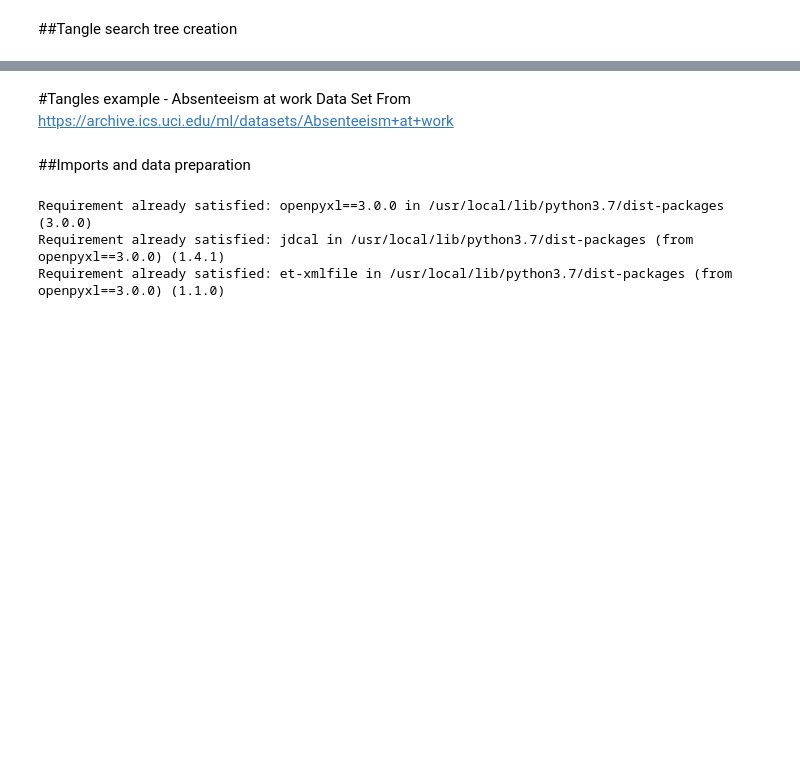
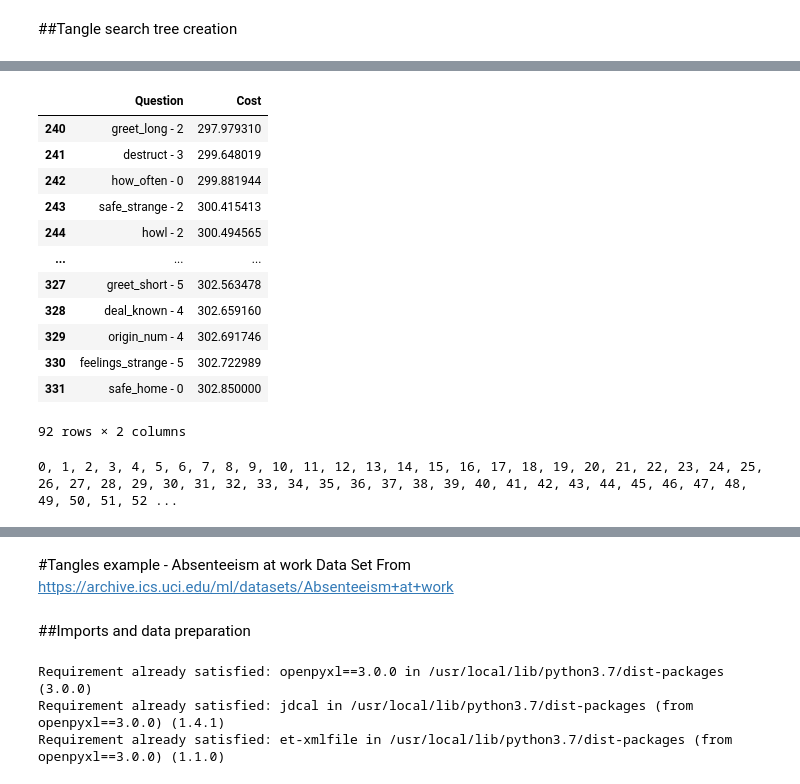
Before and after one commit to zuzannazak/Tangles, a Jupyter notebook: Tangle_playground.ipynb, the cells around one changed output, grey strips where cells are left out. Drawn from its saved outputs; the diff is of its cells as text; code cells hidden in the pictures; blank space fills up the shorter version.

```diff
--- a/Tangle_playground.ipynb
+++ b/Tangle_playground.ipynb
@@ -400,0 +379,62 @@ questions_with_cost_df
+# %%
+questions_with_cost_df = questions_with_cost_df[questions_with_cost_df.Cost != 0]
+questions_with_cost_df
+# %% [output]
+|  | Question | Cost |
+| 240 | greet_long - 2 | 297.979310 |
+| 241 | destruct - 3 | 299.648019 |
+| 242 | how_often - 0 | 299.881944 |
+| 243 | safe_strange - 2 | 300.415413 |
+| 244 | howl - 2 | 300.494565 |
+| ... | ... | ... |
+| 327 | greet_short - 5 | 302.563478 |
+| 328 | deal_known - 4 | 302.659160 |
+| 329 | origin_num - 4 | 302.691746 |
+| 330 | feelings_strange - 5 | 302.722989 |
+| 331 | safe_home - 0 | 302.850000 |
+92 rows × 2 columns
+# %%
+def list_of_people_to_string(df):
+    list_of_people = ""
+    for row in df[object_identifier_column_name]:
+      list_of_people = list_of_people + str(row) + ", "
+    return list_of_people
+
+def giveChildrenByRootId(root_of_the_tree, parent_name):
+  parent=find_by_attr(root_of_the_tree, parent_name)
+  child_list=[]
+
+  questions_with_cost_df1 = parent.questions
+  if parent.level <= (len(questions_with_cost_df1)):
+      people_list = parent.people_list
+
+      childlevel=parent.level+1
+
+      column_applicable =  questions_with_cost_df1["Question"].iat[childlevel]
+
+      left = people_list.loc[people_list[str(column_applicable)] == "Yes"]
+      right = people_list.loc[people_list[str(column_applicable)] == "No"]
+
+
+      if len(left) != 0 and len(people_list)>1 and childlevel<len(questions_with_cost_df1):
+        id_left = questions_with_cost_df1["Question"].iat[childlevel] + ": " + list_of_people_to_string(left)
+        childleft = Node(id = id_left, name = id_left, people_list=left, questions=questions_with_cost_df1, level = childlevel, parent=find_by_attr(root_of_the_tree, parent_name))
+        child_list.append(childleft)
+
+      if len(right) != 0 and len(people_list)>1 and childlevel<len(questions_with_cost_df1):
+        id_right = questions_with_cost_df1["Question"].iat[childlevel] + ": " + list_of_people_to_string(right)
+        childright = Node(id=id_right, name=id_right, people_list=right, questions=questions_with_cost_df1, level = childlevel, parent=find_by_attr(root_of_the_tree, parent_name))
+        child_list.append(childright)
+
+ # for pre, fill, node in RenderTree(root_of_the_tree):
+  #  print("%s%s" % (pre, node.name))
+
+  return "done!"
+
+
+root = Node(name=list_of_people_to_string(df), people_list=df, questions=questions_with_cost_df, children=[], level=-1)
+
+for pre, fill, node in RenderTree(root):
+    print("%s%s" % (pre, node.name))
+# %% [output]
+0, 1, 2, 3, 4, 5, 6, 7, 8, 9, 10, 11, 12, 13, 14, 15, 16, 17, 18, 19, 20, 21, 22, 23, 24, 25, 26, 27, 28, 29, 30, 31, 32, 33, 34, 35, 36, 37, 38, 39, 40, 41, 42, 43, 44, 45, 46, 47, 48, 49, 50, 51, 52 ...
```
Also changed, not shown: parts of 9 cells of this notebook.
